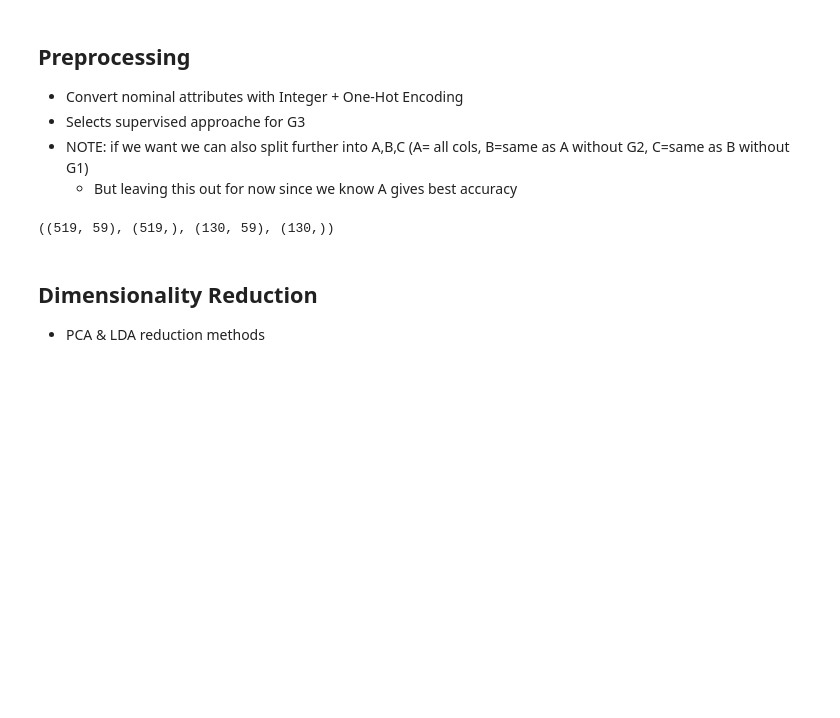
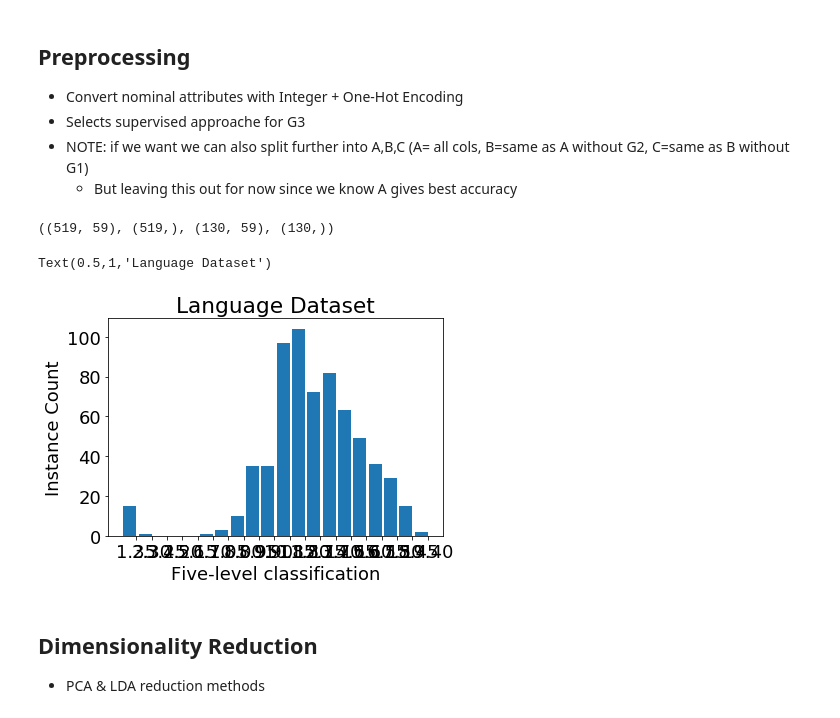
Before and after one commit to matraj/me522, a Jupyter notebook: Project Paper Code.ipynb, the cells around one changed output. Saved outputs shown, nothing was run; the diff lists cells and outputs as text; code cells hidden in the pictures; blank space fills up the shorter version.

```diff
--- a/Project Paper Code.ipynb
+++ b/Project Paper Code.ipynb
@@ -169,6 +172,78 @@ elif (ENABLE_REGRESSION_TARGET):
 X.shape, Y.shape, X_tst.shape, Y_tst.shape
 # %% [output]
 ((519, 59), (519,), (130, 59), (130,))
+# %%
+
+def bins_labels(bins, **kwargs):
+    bin_w = (max(bins) - min(bins)) / (len(bins) - 1)
+    plt.xticks(np.arange(min(bins)+bin_w/2, max(bins), bin_w), bins, **kwargs)
+    plt.xlim(bins[0], bins[-1])
+
+# Combine Y and plot as histogram
+# 6 graphs lang - (Binary, 5Level, 20 level)
+temp_y = np.concatenate([Y, Y_tst])
+
+unique, counts = np.unique(temp_y, return_counts=True)
+table = dict(zip(unique, counts))
+
+# plt.hist(temp_y)
+
+# plt.xticks(np.arange(5), ('A', 'B', 'C', 'D', 'F'))
+# plt.xlabel('Five-level classification')
+# plt.ylabel('Instance Count')
+# plt.title('Language Dataset')
+
+# plt.winter()
+
+# plt.xlabel('Five-level classification')
+# plt.ylabel('Instance Count')
+# plt.title('Language Dataset')
+# # plt.axis([40, 160, 0, 0.03])
+# # plt.grid(True)
+# bins_labels(bins, fontsize=20)
+
+# plt.show()
+
+bins = [0,1,2,3,4,5]
+his = np.histogram(temp_y, bins=20)
+# bins_labels(bins, fontsize=20)
+fig, ax = plt.subplots()
+offset = .4
+plt.bar(his[1][1:],his[0])
+ax.set_xticks(his[1][1:] + offset)
+# ax.set_xticklabels( ('A', 'B', 'C', 'D', 'F') )
+plt.xlabel('Five-level classification')
+plt.ylabel('Instance Count')
+plt.title('Language Dataset')
+
+
+# mu, sigma = 100, 15
+# x = mu + sigma*np.random.randn(10000)
+
+# the histogram of the data
+# n, bins, patches = plt.hist(x, 50, normed=1, facecolor='green', alpha=0.75)
+
+
+# f, axarr = plt.subplots(2, sharex=False)
+# f.suptitle('Error and Log Loss', y = 0.92)
+# f.set_size_inches(10, 10)
+
+# # subplot 1: error plot
+# axarr[0].set_ylabel('Error')
+# axarr[0].plot(hyperparams, results[0], color='r', label='train')
+# axarr[0].plot(hyperparams, results[1], color='b', label='validation')
+# axarr[0].set_xticks(hyperparams)
+# axarr[0].legend()
+
+# # subplot 2: log loss plot
+# axarr[1].set_ylabel('Log Loss')
+# axarr[1].plot(hyperparams, results[2], color='g', label='log loss')
+# axarr[1].set_xticks(hyperparams)
+# axarr[1].set_xlabel('Parameter')
+# plt.show()
+# %% [output]
+Text(0.5,1,'Language Dataset')
+[figure, added]
 # %% [markdown]
 ## Dimensionality Reduction
 * PCA & LDA reduction methods
```
Also changed, not shown: parts of 4 cells of this notebook, 1 other file.
